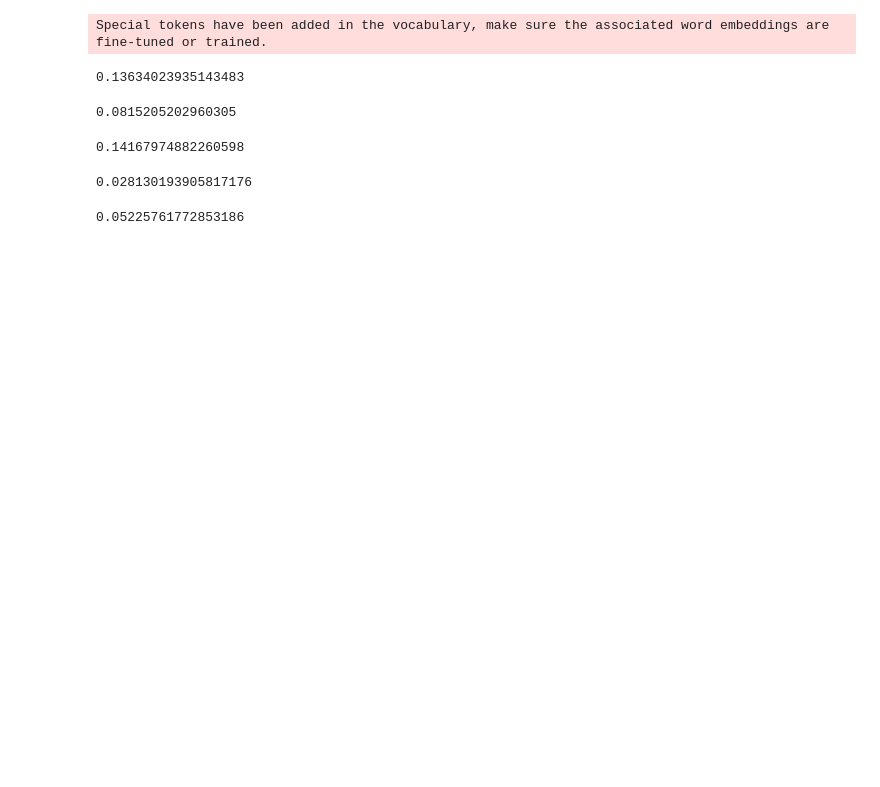
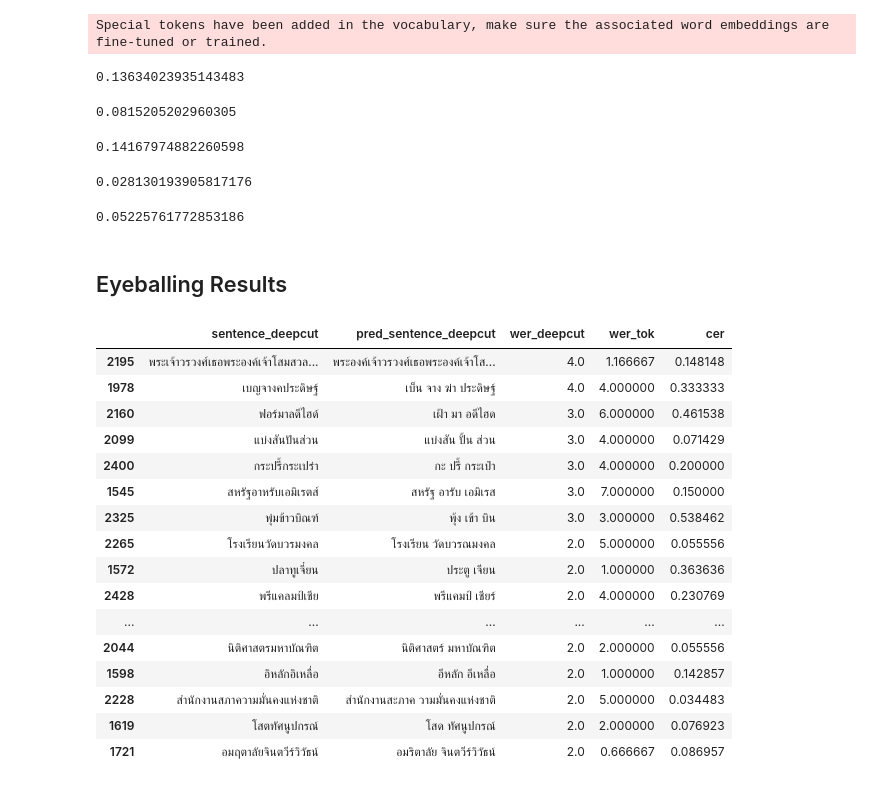
Before and after one commit to vistec-AI/wav2vec2-large-xlsr-53-th, a Jupyter notebook: notebooks/benchmarking.ipynb, the cells around one changed output. Cells and saved outputs as stored; diff of their text form; code cells hidden in the pictures; blank space fills up the shorter version.

Commit message:
add eyeballing and kaldi result

```diff
--- a/notebooks/benchmarking.ipynb
+++ b/notebooks/benchmarking.ipynb
@@ -454,3 +454,40 @@ cer_metric.compute(predictions=result_df.pred_sentence,references=result_df.sent
 cer_metric.compute(predictions=result_df.pred_sentence_corrected,references=result_df.sentence)
 # %% [output]
 0.05225761772853186
+# %% [markdown]
+## Eyeballing Results
+# %%
+pd.set_option('max_colwidth', -1)
+# %%
+result_df['wer_deepcut'] = result_df.apply(
+    lambda row: wer_metric.compute(predictions=[row.pred_sentence_deepcut],
+                                   references=[row.sentence_deepcut]),1)
+
+result_df['wer_tok'] = result_df.apply(
+    lambda row: wer_metric.compute(predictions=[row.pred_sentence_tok],
+                                   references=[row.sentence_tok]),1)
+
+result_df['cer'] = result_df.apply(
+    lambda row: cer_metric.compute(predictions=[row.pred_sentence],
+                                   references=[row.sentence]),1)
+# %%
+result_df.sort_values('wer_deepcut',ascending=False)[['sentence_deepcut','pred_sentence_deepcut','wer_deepcut',
+                                                      'wer_tok','cer']].head(20)
+# %% [output]
+|  | sentence_deepcut | pred_sentence_deepcut | wer_deepcut | wer_tok | cer |
+| 2195 | พระเจ้าวรวงศ์เธอพระองค์เจ้าโสมสวล... | พระองค์เจ้าวรวงศ์เธอพระองค์เจ้าโส... | 4.0 | 1.166667 | 0.148148 |
+| 1978 | เบญจางคประดิษฐ์ | เบ็น จาง ฆ่า ประดิษฐ์ | 4.0 | 4.000000 | 0.333333 |
+| 2160 | ฟอร์มาลดีไฮด์ | เฝ้า มา อดีไฮด | 3.0 | 6.000000 | 0.461538 |
+| 2099 | แบ่งสันปันส่วน | แบ่งสัน ปั้น ส่วน | 3.0 | 4.000000 | 0.071429 |
+| 2400 | กระปรี้กระเปร่า | กะ ปรี้ กระเป๋า | 3.0 | 4.000000 | 0.200000 |
+| 1545 | สหรัฐอาหรับเอมิเรตส์ | สหรัฐ อารับ เอมิเรส | 3.0 | 7.000000 | 0.150000 |
+| 2325 | พุ่มข้าวบิณฑ์ | พุ้ง เข้า บิน | 3.0 | 3.000000 | 0.538462 |
+| 2265 | โรงเรียนวัดบวรมงคล | โรงเรียน วัดบวรณมงคล | 2.0 | 5.000000 | 0.055556 |
+| 1572 | ปลาทูเจี๋ยน | ประตู เจียน | 2.0 | 1.000000 | 0.363636 |
+| 2428 | พรีแคลมป์เชีย | พรีแคมป์ เชียร์ | 2.0 | 4.000000 | 0.230769 |
+| ... | ... | ... | ... | ... | ... |
+| 2044 | นิติศาสตรมหาบัณฑิต | นิติศาสตร์ มหาบัณฑิต | 2.0 | 2.000000 | 0.055556 |
+| 1598 | อิหลักอิเหลื่อ | อีหลัก อีเหลื่อ | 2.0 | 1.000000 | 0.142857 |
+| 2228 | สำนักงานสภาความมั่นคงแห่งชาติ | สำนักงานสะภาค วามมั่นคงแห่งชาติ | 2.0 | 5.000000 | 0.034483 |
+| 1619 | โสตทัศนูปกรณ์ | โสด ทัศนูปกรณ์ | 2.0 | 2.000000 | 0.076923 |
+| 1721 | อมฤตาลัยจินตวีร์วิวัธน์ | อมริตาลัย จินตวีร์วิวัธน์ | 2.0 | 0.666667 | 0.086957 |
```
Also changed, not shown: parts of 7 cells of this notebook, 3 other files.
